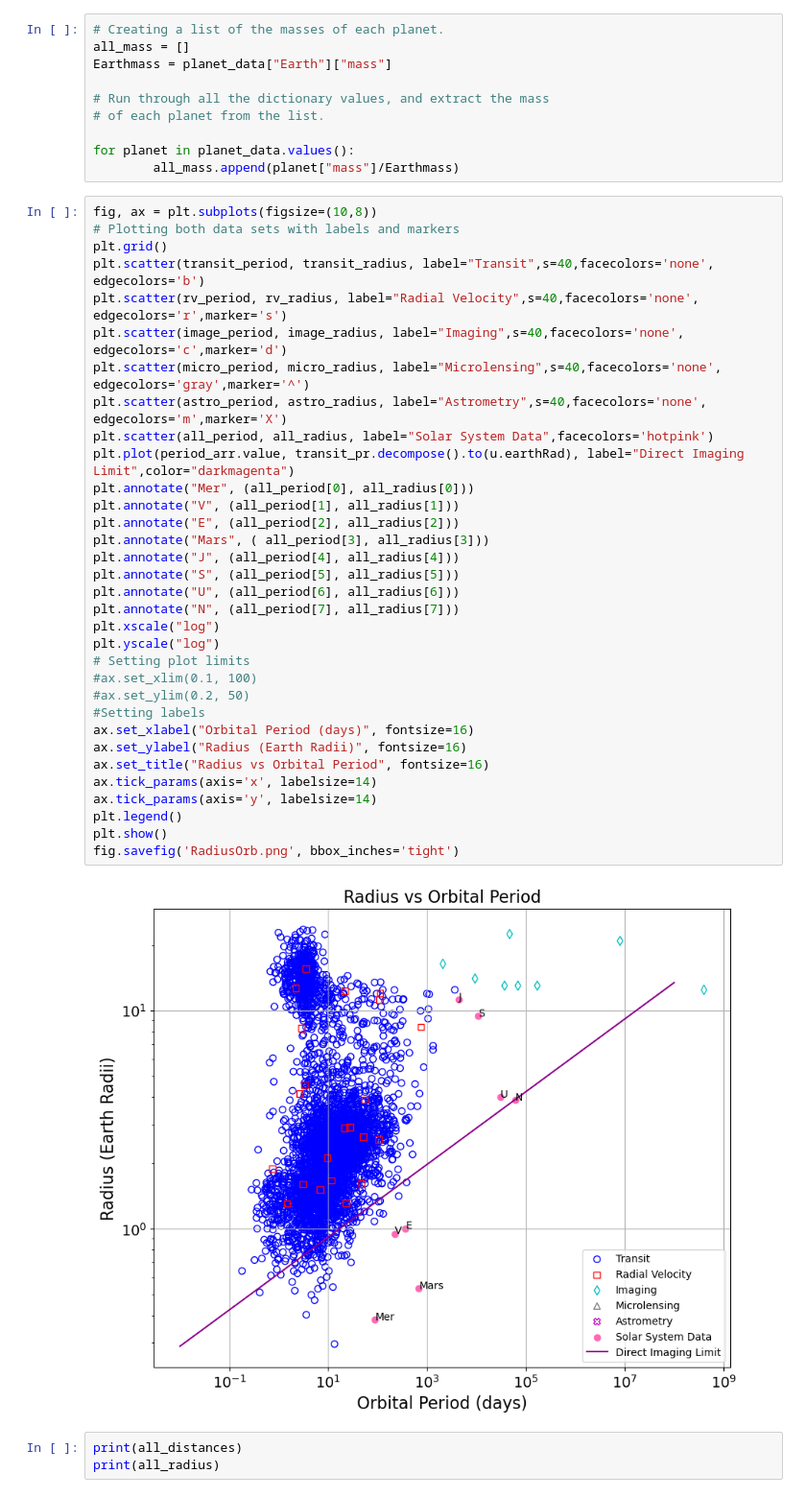
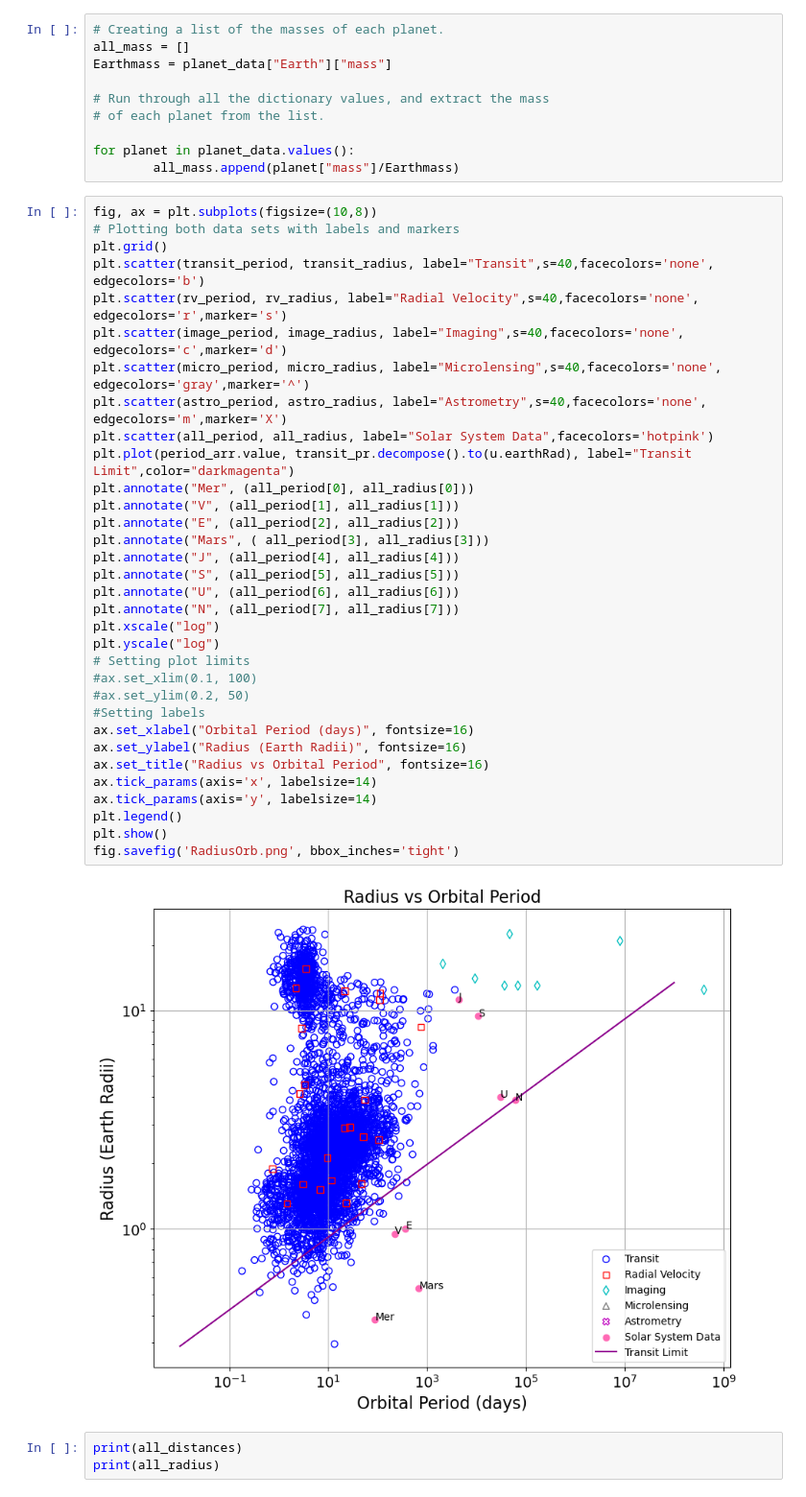
Before and after one commit to karishseebaluck/Astron_5205, a Jupyter notebook: Project_1_main.ipynb, the cells around one changed output. Shown: that part at 96% size. Saved outputs shown, nothing was run; the diff lists cells and outputs as text.

```diff
--- a/Project_1_main.ipynb
+++ b/Project_1_main.ipynb
@@ -178,35 +178,35 @@ fig, ax = plt.subplots(figsize=(10,8))
 plt.grid()
 plt.scatter(transit_period, transit_radius, label="Transit",s=40,facecolors='none', edgecolors='b')
 plt.scatter(rv_period, rv_radius, label="Radial Velocity",s=40,facecolors='none', edgecolors='r',marker='s')
 plt.scatter(image_period, image_radius, label="Imaging",s=40,facecolors='none', edgecolors='c',marker='d')
 plt.scatter(micro_period, micro_radius, label="Microlensing",s=40,facecolors='none', edgecolors='gray',marker='^')
 plt.scatter(astro_period, astro_radius, label="Astrometry",s=40,facecolors='none', edgecolors='m',marker='X')
 plt.scatter(all_period, all_radius, label="Solar System Data",facecolors='hotpink')
-plt.plot(period_arr.value, transit_pr.decompose().to(u.earthRad), label="Direct Imaging Limit",color="darkmagenta")
+plt.plot(period_arr.value, transit_pr.decompose().to(u.earthRad), label="Transit Limit",color="darkmagenta")
 plt.annotate("Mer", (all_period[0], all_radius[0]))
 plt.annotate("V", (all_period[1], all_radius[1]))
 plt.annotate("E", (all_period[2], all_radius[2]))
 plt.annotate("Mars", ( all_period[3], all_radius[3]))
 plt.annotate("J", (all_period[4], all_radius[4]))
 plt.annotate("S", (all_period[5], all_radius[5]))
 plt.annotate("U", (all_period[6], all_radius[6]))
 plt.annotate("N", (all_period[7], all_radius[7]))
 plt.xscale("log")
 plt.yscale("log")
 # Setting plot limits
 #ax.set_xlim(0.1, 100)
 #ax.set_ylim(0.2, 50)
 #Setting labels
 ax.set_xlabel("Orbital Period (days)", fontsize=16)
 ax.set_ylabel("Radius (Earth Radii)", fontsize=16)
 ax.set_title("Radius vs Orbital Period", fontsize=16)
 ax.tick_params(axis='x', labelsize=14)
 ax.tick_params(axis='y', labelsize=14)
 plt.legend()
 plt.show()
 fig.savefig('RadiusOrb.png', bbox_inches='tight')
 # %% [output]
-[figure, old version]
+[figure, new version]
 # %%
 print(all_distances)
 print(all_radius)
```
